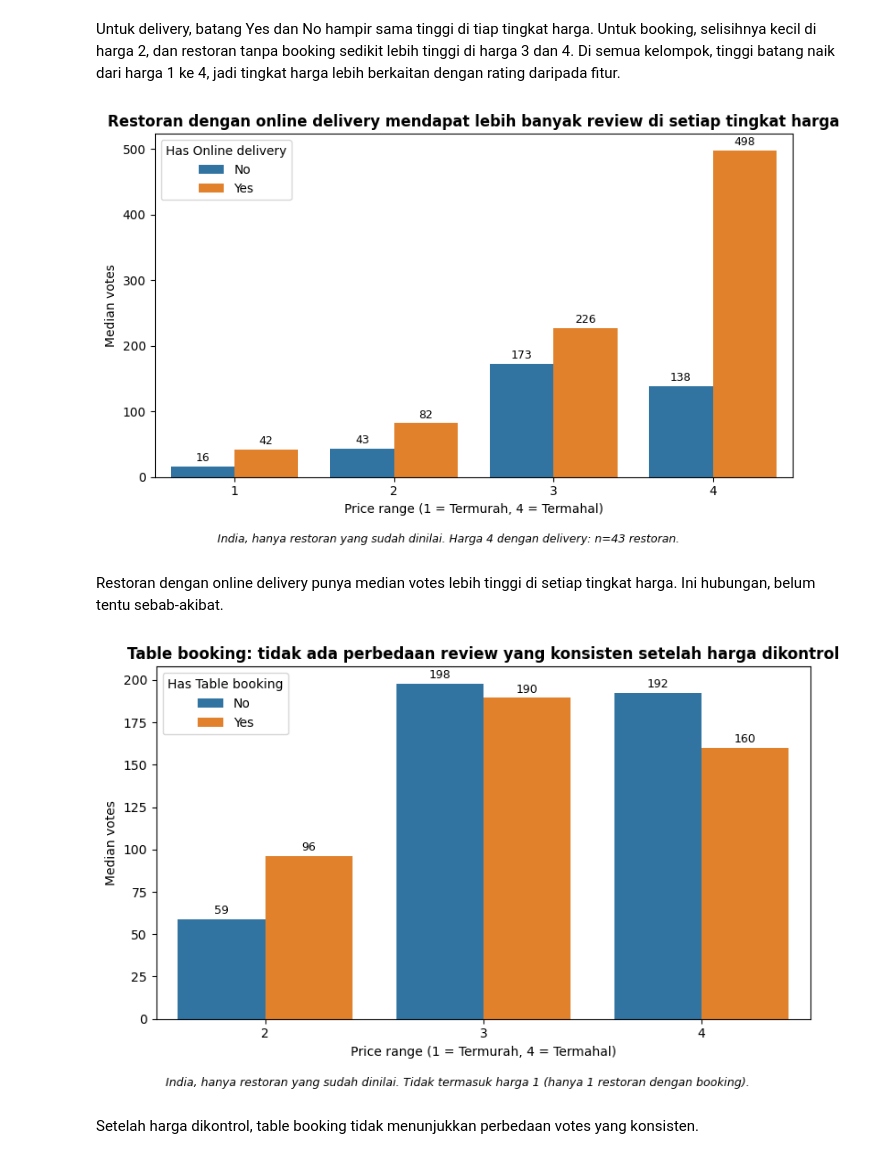
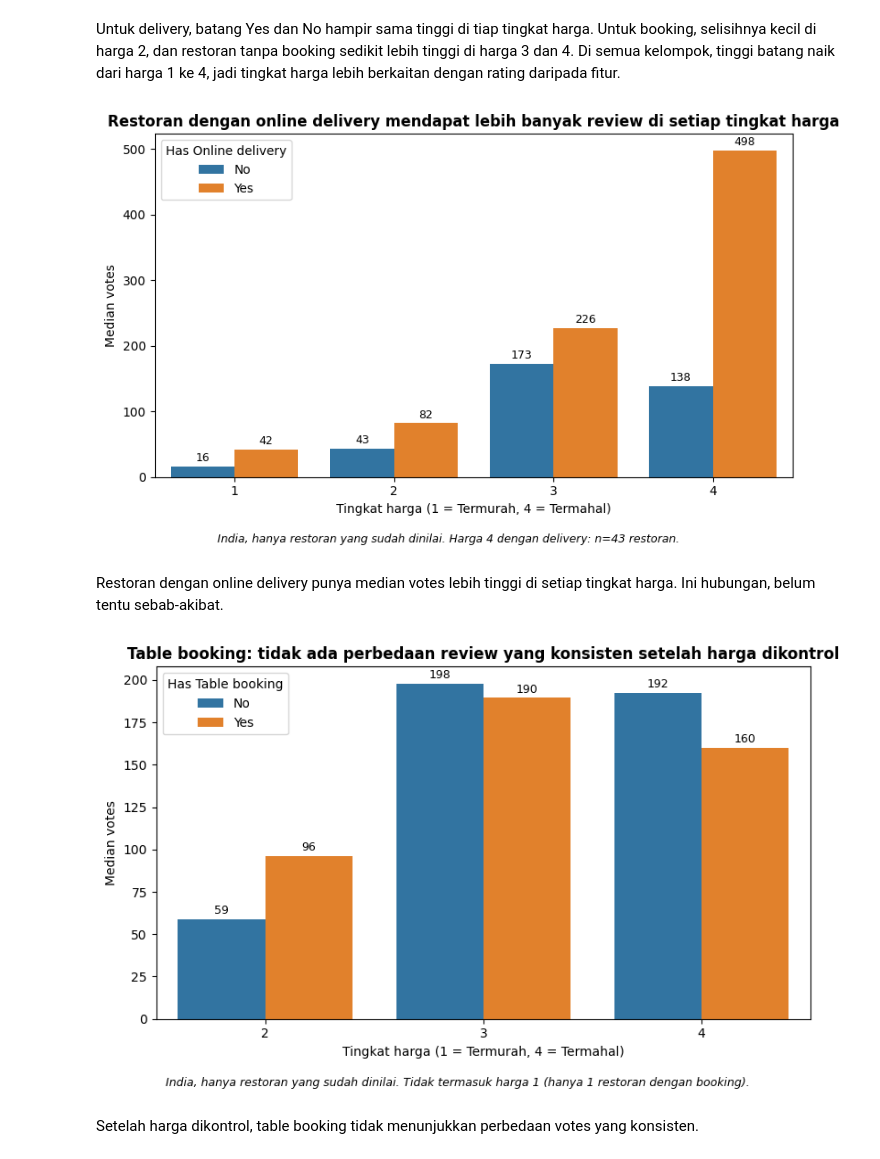
Before and after one commit to ZikriAzzuri5/zomato-india-features-ratings-analysis, a Jupyter notebook: zomato-india-features-ratings-analysis.ipynb, the cells around one changed output. Saved outputs shown, nothing was run; the diff lists cells and outputs as text; code cells hidden in the pictures.

```diff
--- a/zomato-india-features-ratings-analysis.ipynb
+++ b/zomato-india-features-ratings-analysis.ipynb
@@ -379,26 +363,26 @@ Untuk delivery, batang Yes dan No hampir sama tinggi di tiap tingkat harga. Untu
 # %%
 fig, ax = plt.subplots(figsize=(8, 5))
 
 sns.barplot(data=india_rated, x='Price range', y='Votes',
             hue='Has Online delivery', order=[1, 2, 3, 4], hue_order=HUE_ORDER,
             estimator='median', errorbar=None, ax=ax)
 
 for c in ax.containers:
-    ax.bar_label(c, fmt='%.0f', padding=2, fontsize=9)  # nilai median; hapus 2 baris ini jika tidak perlu
+    ax.bar_label(c, fmt='%.0f', padding=2, fontsize=9)
 
 ax.set_title("Restoran dengan online delivery mendapat lebih banyak review di setiap tingkat harga",
              fontsize=12, fontweight='bold')
-ax.set_xlabel("Price range (1 = Termurah, 4 = Termahal)")
+ax.set_xlabel("Tingkat harga (1 = Termurah, 4 = Termahal)")
 ax.set_ylabel("Median votes")
 
 fig.text(0.5, 0.01, "India, hanya restoran yang sudah dinilai. Harga 4 dengan delivery: n=43 restoran.",
          ha='center', fontsize=9, style='italic')
 
 plt.tight_layout(rect=[0, 0.04, 1, 1])
 plt.savefig('images/votes_delivery.png', dpi=200, bbox_inches='tight')
 plt.show()
 # %% [output]
-[figure, old version]
+[figure, new version]
 # %% [markdown]
 Restoran dengan online delivery punya median votes lebih tinggi di setiap tingkat harga. Ini hubungan, belum tentu sebab-akibat.
 # %%
@@ -413,7 +397,7 @@ for c in ax.containers:
 
 ax.set_title("Table booking: tidak ada perbedaan review yang konsisten setelah harga dikontrol",
              fontsize=12, fontweight='bold')
-ax.set_xlabel("Price range (1 = Termurah, 4 = Termahal)")
+ax.set_xlabel("Tingkat harga (1 = Termurah, 4 = Termahal)")
 ax.set_ylabel("Median votes")
 
 fig.text(0.5, 0.01, "India, hanya restoran yang sudah dinilai. Tidak termasuk harga 1 (hanya 1 restoran dengan booking).",
@@ -423,7 +407,7 @@ plt.tight_layout(rect=[0, 0.04, 1, 1])
 plt.savefig('images/votes_booking.png', dpi=200, bbox_inches='tight')
 plt.show()
 # %% [output]
-[figure, old version]
+[figure, new version]
 # %% [markdown]
 Setelah harga dikontrol, table booking tidak menunjukkan perbedaan votes yang konsisten.
 # %% [markdown]
```
Also changed, not shown: parts of 7 cells of this notebook.
